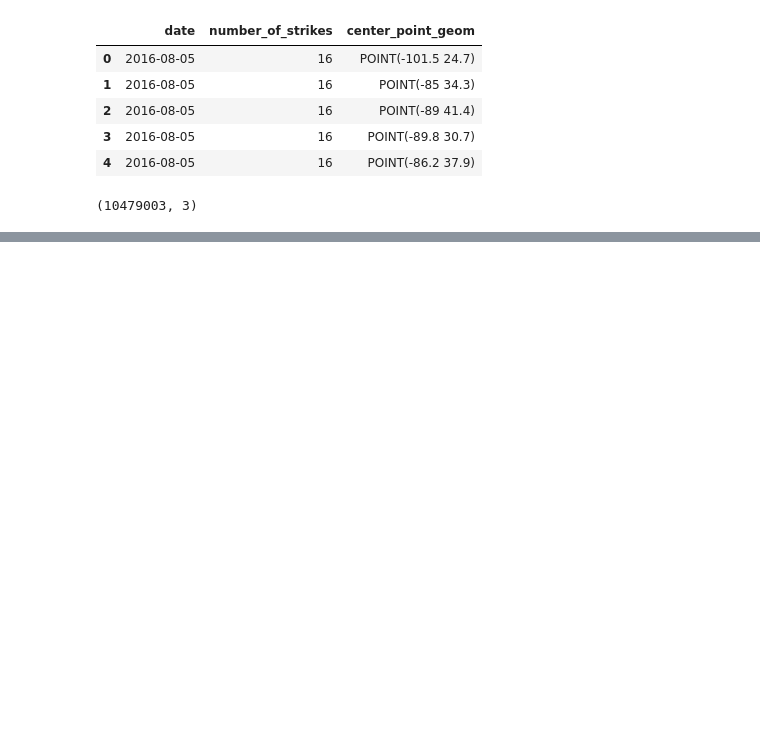
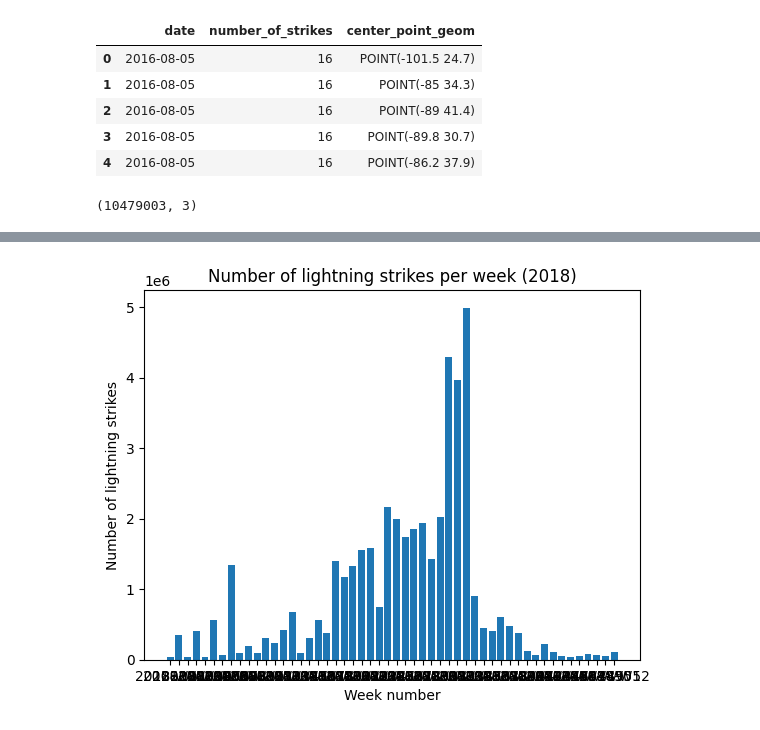
Before and after one commit to gilbertosg/data-science-ML, a Jupyter notebook: 3-Translate-Data-Into-Insights/Data-String-Manipulations.ipynb, the cells around one changed output, grey strips where cells are left out. Saved outputs shown, nothing was run; the diff lists cells and outputs as text; code cells hidden in the pictures; blank space fills up the shorter version.

Commit message:
Data String Manipulations

```diff
--- a/3-Translate-Data-Into-Insights/Data-String-Manipulations.ipynb
+++ b/3-Translate-Data-Into-Insights/Data-String-Manipulations.ipynb
@@ -33,0 +38,3 @@ df.shape
+# %%
+# Convert the `date` column to datetime.
+df['date'] = pd.to_datetime(df['date'])
@@ -33,0 +47,6 @@ df.shape
+# %%
+# Create four new columns.
+df['week'] = df['date'].dt.strftime('%Y-W%V')
+df['month'] = df['date'].dt.strftime('%Y-%m')
+df['quarter'] = df['date'].dt.to_period('Q').dt.strftime('%Y-Q%q')
+df['year'] = df['date'].dt.strftime('%Y')
@@ -33,0 +72,6 @@ df.shape
+# %%
+# Create a new dataframe view of just 2018 data, summed by week.
+df_by_week_2018 = df[df['year'] == '2018'].groupby(['week']).sum(numeric_only=True).reset_index()
+df_by_week_2018.head()
+
+# NOTE: In pandas v.2.X+ you must set 'numeric_only=True' in the sum() function or else it will throw an error
@@ -33,0 +89,9 @@ df.shape
+# %%
+# Plot a bar graph of weekly strike totals in 2018.
+plt.bar(x = df_by_week_2018['week'], height = df_by_week_2018['number_of_strikes'])
+plt.plot()
+plt.xlabel("Week number")
+plt.ylabel("Number of lightning strikes")
+plt.title("Number of lightning strikes per week (2018)");
+# %% [output]
+[figure, added]
```
Also changed, not shown: parts of 20 cells of this notebook.
